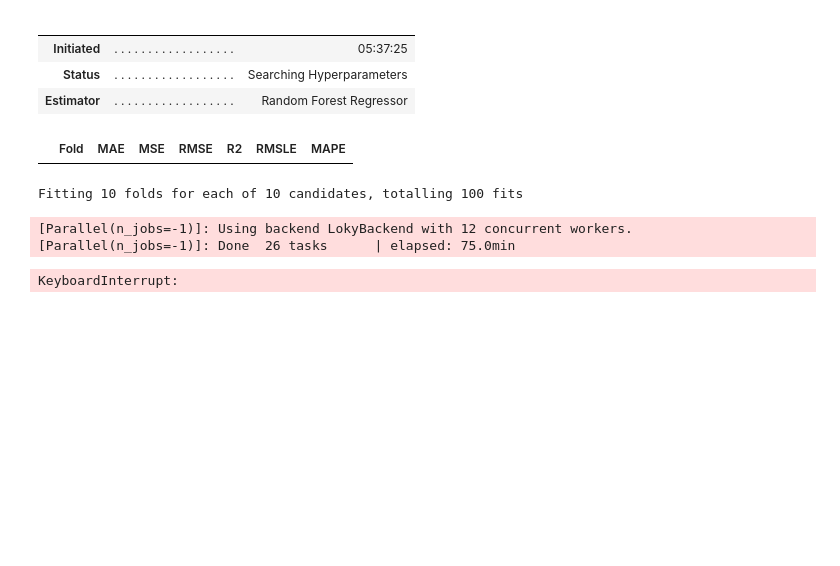
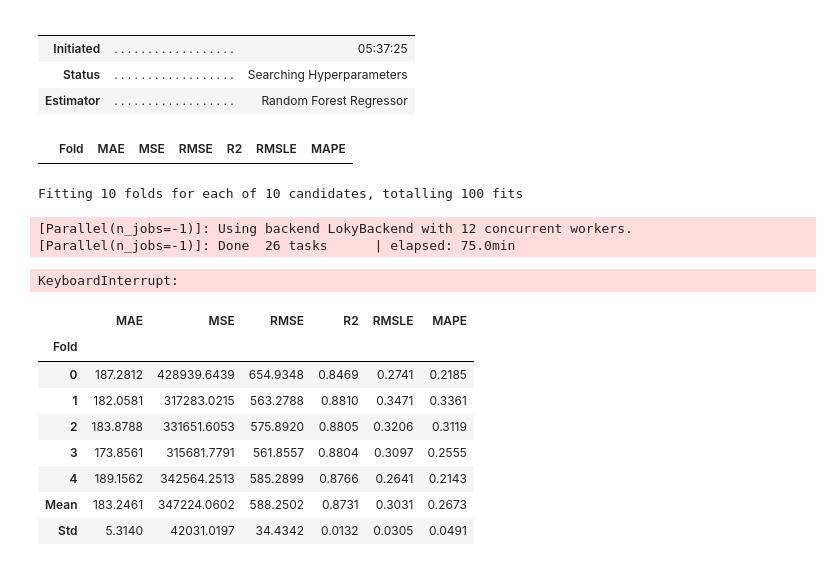
Before and after one commit to y001003/usedcar_pricing, a Jupyter notebook: model.ipynb, the cells around one changed output. Cells and saved outputs as stored; diff of their text form; code cells hidden in the pictures; blank space fills up the shorter version.

```diff
--- a/model.ipynb
+++ b/model.ipynb
@@ -326,6 +343,6 @@ reg_test_1 = setup(data=train,
 | 56 | Transform Target | False |
 | 57 | Transform Target Method | box-cox |
 # %%
-best= compare_models(sort='mae',n_select=4)
+best= compare_models(sort='mae',n_select=5)
 # %% [output]
 |  | Model | MAE | MSE | RMSE | R2 | RMSLE | MAPE | TT (Sec) |
@@ -376,9 +393,19 @@ Fitting 10 folds for each of 10 candidates, totalling 100 fits
 KeyboardInterrupt:
 # %%
 blended = blend_models(estimator_list = best,
-                       fold = 10,
-                       #method = 'soft',
+                       fold = 5,
+#                        method = 'soft',
                        optimize='mae',
                        )
+# %% [output]
+|  | MAE | MSE | RMSE | R2 | RMSLE | MAPE |
+| Fold |  |  |  |  |  |  |
+| 0 | 187.2812 | 428939.6439 | 654.9348 | 0.8469 | 0.2741 | 0.2185 |
+| 1 | 182.0581 | 317283.0215 | 563.2788 | 0.8810 | 0.3471 | 0.3361 |
+| 2 | 183.8788 | 331651.6053 | 575.8920 | 0.8805 | 0.3206 | 0.3119 |
+| 3 | 173.8561 | 315681.7791 | 561.8557 | 0.8804 | 0.3097 | 0.2555 |
+| 4 | 189.1562 | 342564.2513 | 585.2899 | 0.8766 | 0.2641 | 0.2143 |
+| Mean | 183.2461 | 347224.0602 | 588.2502 | 0.8731 | 0.3031 | 0.2673 |
+| Std | 5.3140 | 42031.0197 | 34.4342 | 0.0132 | 0.0305 | 0.0491 |
 # %%
 final_model = finalize_model(blended)
```
Also changed, not shown: parts of 13 cells of this notebook, 2 other files.
